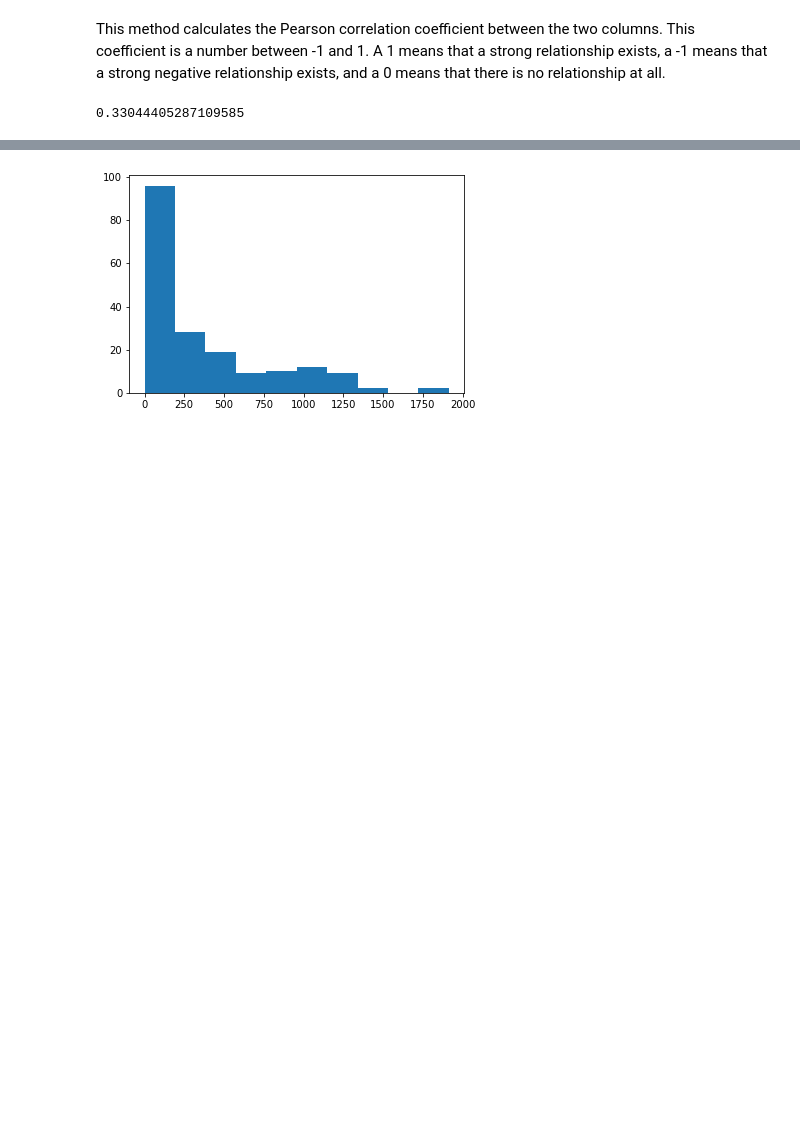
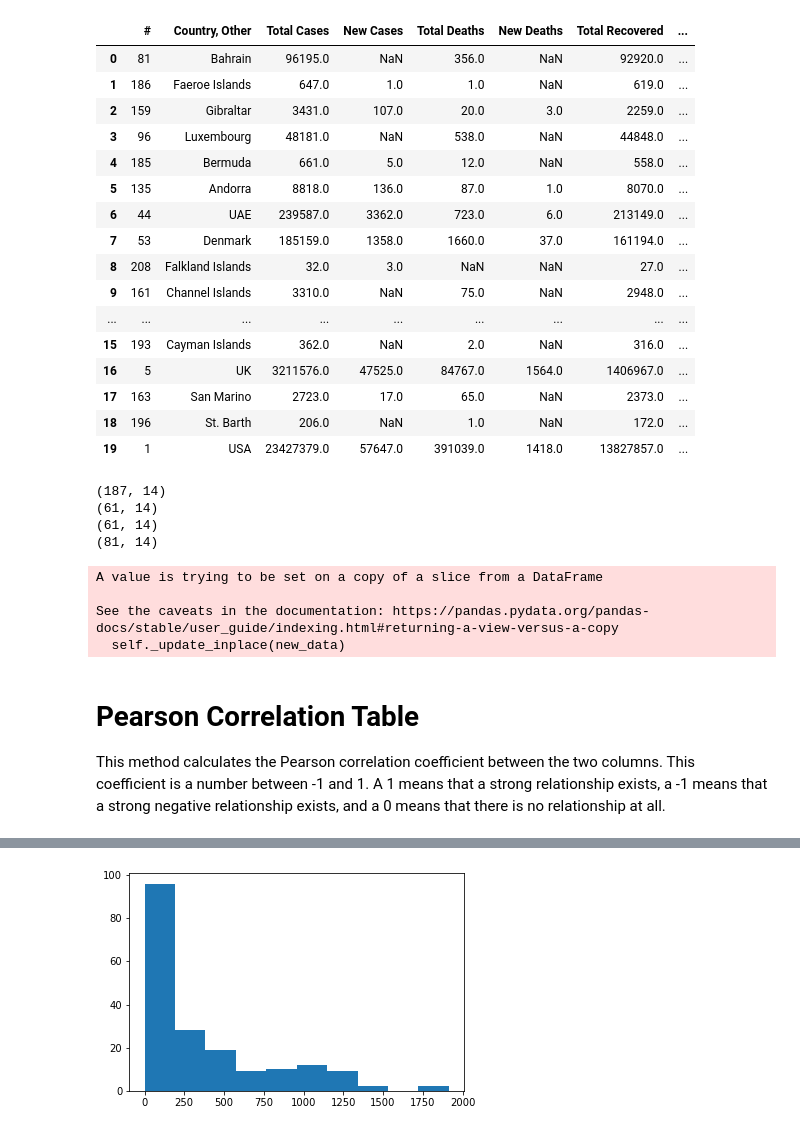
Before and after one commit to davidvsad/Capstone1, a Jupyter notebook: Covid_World.ipynb, the cells around one changed output, grey strips where cells are left out. Saved outputs shown, nothing was run; the diff lists cells and outputs as text; code cells hidden in the pictures; blank space fills up the shorter version.

```diff
--- a/Covid_World.ipynb
+++ b/Covid_World.ipynb
@@ -104,0 +96,22 @@ covid_df.describe()
+# %%
+# Sorting the dataset by Test per 1M Population
+covidtest_df=covid_df.sort_values(by='Tests per 1M pop', ascending=False)
+covidtest_df.head(20)
+# %% [output]
+|  | # | Country, Other | Total Cases | New Cases | Total Deaths | New Deaths | Total Recovered | ... |
+| 0 | 81 | Bahrain | 96195.0 | NaN | 356.0 | NaN | 92920.0 | ... |
+| 1 | 186 | Faeroe Islands | 647.0 | 1.0 | 1.0 | NaN | 619.0 | ... |
+| 2 | 159 | Gibraltar | 3431.0 | 107.0 | 20.0 | 3.0 | 2259.0 | ... |
+| 3 | 96 | Luxembourg | 48181.0 | NaN | 538.0 | NaN | 44848.0 | ... |
+| 4 | 185 | Bermuda | 661.0 | 5.0 | 12.0 | NaN | 558.0 | ... |
+| 5 | 135 | Andorra | 8818.0 | 136.0 | 87.0 | 1.0 | 8070.0 | ... |
+| 6 | 44 | UAE | 239587.0 | 3362.0 | 723.0 | 6.0 | 213149.0 | ... |
+| 7 | 53 | Denmark | 185159.0 | 1358.0 | 1660.0 | 37.0 | 161194.0 | ... |
+| 8 | 208 | Falkland Islands | 32.0 | 3.0 | NaN | NaN | 27.0 | ... |
+| 9 | 161 | Channel Islands | 3310.0 | NaN | 75.0 | NaN | 2948.0 | ... |
+| ... | ... | ... | ... | ... | ... | ... | ... | ... |
+| 15 | 193 | Cayman Islands | 362.0 | NaN | 2.0 | NaN | 316.0 | ... |
+| 16 | 5 | UK | 3211576.0 | 47525.0 | 84767.0 | 1564.0 | 1406967.0 | ... |
+| 17 | 163 | San Marino | 2723.0 | 17.0 | 65.0 | NaN | 2373.0 | ... |
+| 18 | 196 | St. Barth | 206.0 | NaN | 1.0 | NaN | 172.0 | ... |
+| 19 | 1 | USA | 23427379.0 | 57647.0 | 391039.0 | 1418.0 | 13827857.0 | ... |
@@ -105,9 +122,29 @@ covid_df.describe()
+# %%
+# Split up the dataset to 3 Groups
+print(covidtest_df.shape)
+H_test = covidtest_df.iloc[0:61]
+print(H_test.shape)
+M_test = covid_df.iloc[61:122]
+print(M_test.shape)
+L_test = covid_df.iloc[122:232]
+print(L_test.shape)
+# %% [output]
+(187, 14)
+(61, 14)
+(61, 14)
+(81, 14)
+# %%
+M_test.fillna(M_test.mean(), inplace=True)
+L_test.fillna(M_test.mean(), inplace=True)
+# %% [output]
+A value is trying to be set on a copy of a slice from a DataFrame
+
+See the caveats in the documentation: https://pandas.pydata.org/pandas-docs/stable/user_guide/indexing.html#returning-a-view-versus-a-copy
+  self._update_inplace(new_data)
 # %% [markdown]
- This method calculates the Pearson correlation coefficient between the two columns. This coefficient is a number between -1 and 1. A 1 means that a strong relationship exists, a -1 means that a strong negative relationship exists, and a 0 means that there is no relationship at all.
+# Pearson Correlation Table
+
+This method calculates the Pearson correlation coefficient between the two columns. This coefficient is a number between -1 and 1. A 1 means that a strong relationship exists, a -1 means that a strong negative relationship exists, and a 0 means that there is no relationship at all.
-# %%
-covid_df['Tests per 1M pop'].corr(covid_df['Total Cases per 1M pop'])
-# %% [output]
-0.33044405287109585
 # %%
 covid_df[['Tests per 1M pop', 'Total Cases per 1M pop', 'Deaths per 1M pop']].corr()
 # %% [output]
```
Also changed, not shown: parts of 24 cells of this notebook.
